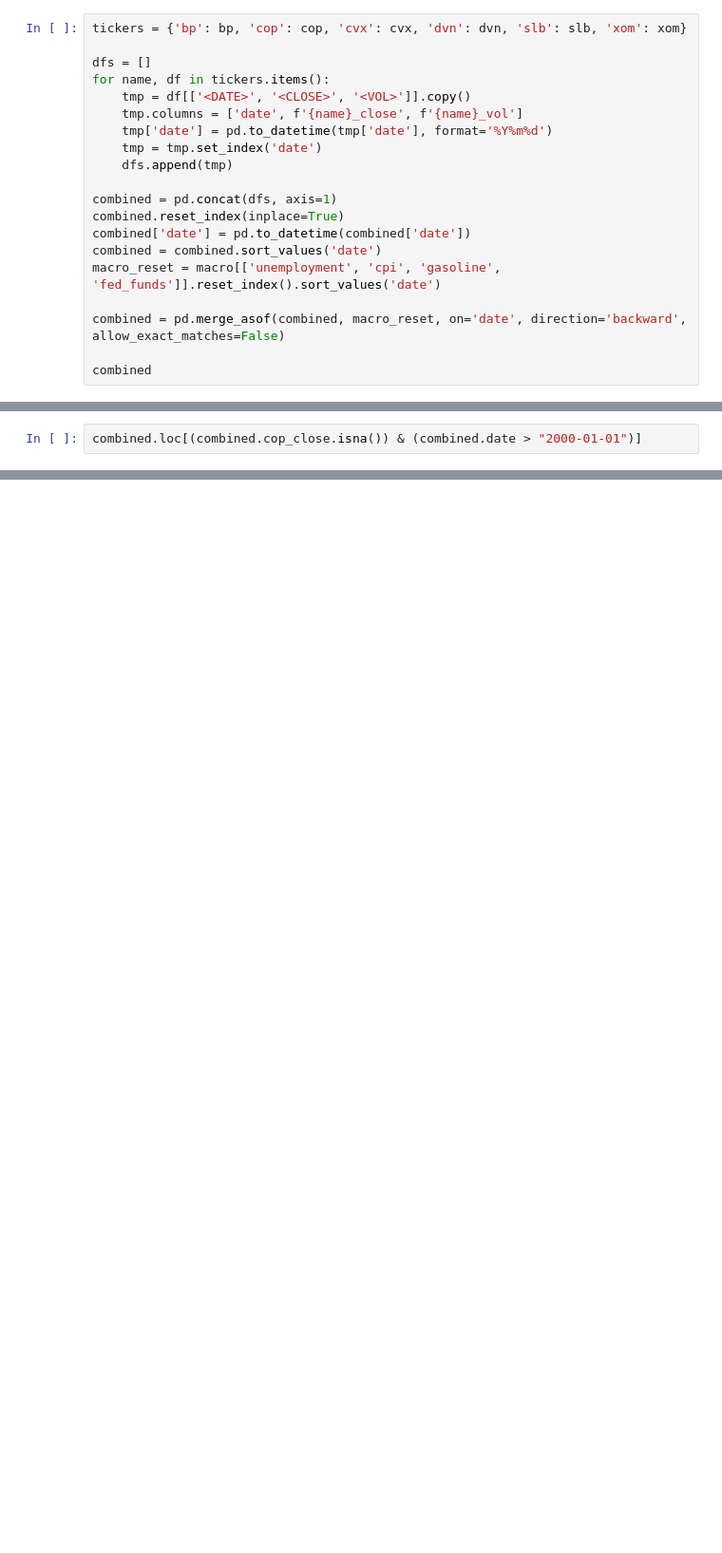
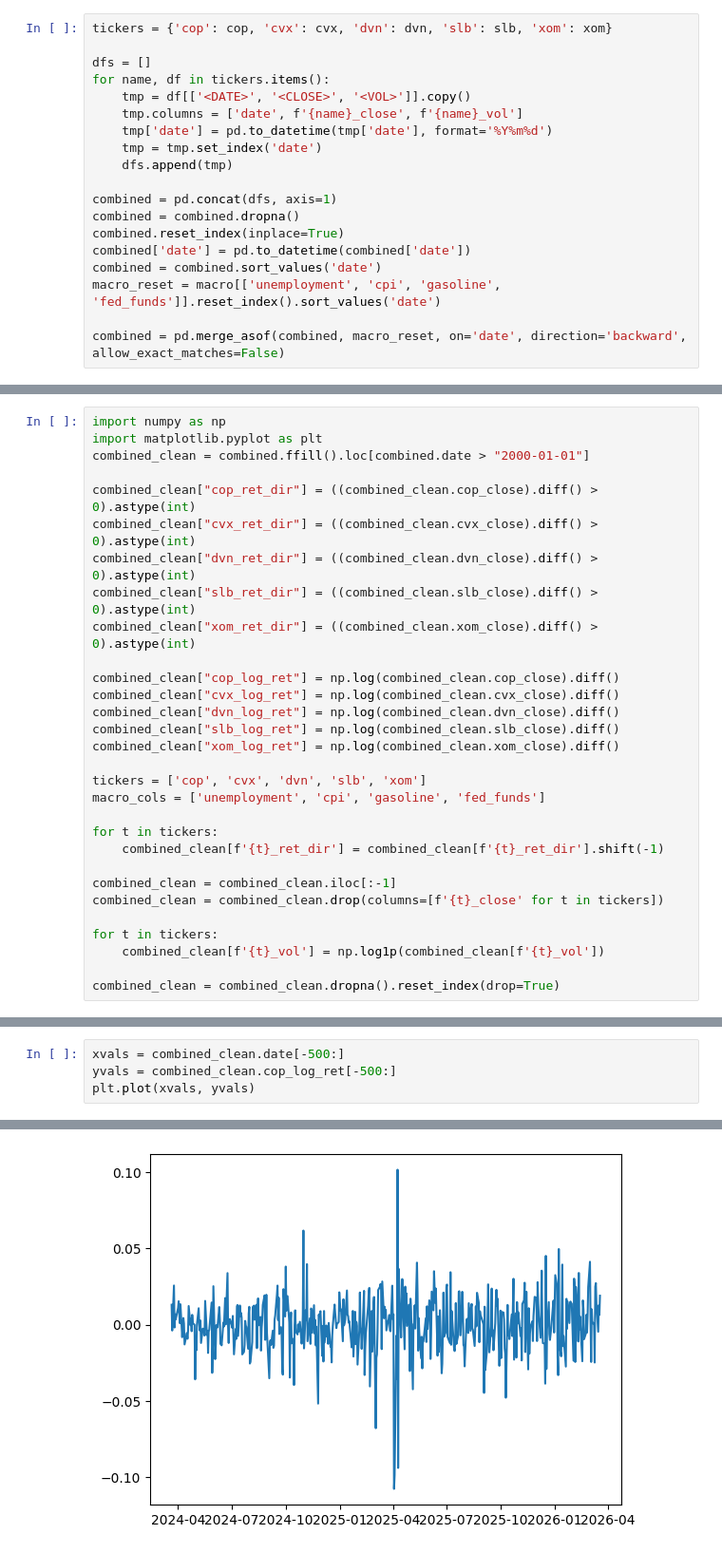
Before and after one commit to willhar/MLNotes, a Jupyter notebook: exercises/RNN_Stock_Prediction.ipynb, the cells around one changed output, grey strips where cells are left out. Shown at 95% size. Saved outputs shown, nothing was run; the diff lists cells and outputs as text; blank space fills up the shorter version.

```diff
--- a/exercises/RNN_Stock_Prediction.ipynb
+++ b/exercises/RNN_Stock_Prediction.ipynb
@@ -61,5 +47,5 @@ macro
 # %%
-tickers = {'bp': bp, 'cop': cop, 'cvx': cvx, 'dvn': dvn, 'slb': slb, 'xom': xom}
+tickers = {'cop': cop, 'cvx': cvx, 'dvn': dvn, 'slb': slb, 'xom': xom}
 
 dfs = []
 for name, df in tickers.items():
@@ -70,11 +56,10 @@ for name, df in tickers.items():
     dfs.append(tmp)
 
 combined = pd.concat(dfs, axis=1)
+combined = combined.dropna()
 combined.reset_index(inplace=True)
 combined['date'] = pd.to_datetime(combined['date'])
 combined = combined.sort_values('date')
 macro_reset = macro[['unemployment', 'cpi', 'gasoline', 'fed_funds']].reset_index().sort_values('date')
 
 combined = pd.merge_asof(combined, macro_reset, on='date', direction='backward', allow_exact_matches=False)
-
-combined
@@ -117,2 +68,30 @@ dtype: int64
 # %%
-combined.loc[(combined.cop_close.isna()) & (combined.date > "2000-01-01")]
+import numpy as np
+import matplotlib.pyplot as plt
+combined_clean = combined.ffill().loc[combined.date > "2000-01-01"]
+
+combined_clean["cop_ret_dir"] = ((combined_clean.cop_close).diff() > 0).astype(int)
+combined_clean["cvx_ret_dir"] = ((combined_clean.cvx_close).diff() > 0).astype(int)
+combined_clean["dvn_ret_dir"] = ((combined_clean.dvn_close).diff() > 0).astype(int)
+combined_clean["slb_ret_dir"] = ((combined_clean.slb_close).diff() > 0).astype(int)
+combined_clean["xom_ret_dir"] = ((combined_clean.xom_close).diff() > 0).astype(int)
+
+combined_clean["cop_log_ret"] = np.log(combined_clean.cop_close).diff()
+combined_clean["cvx_log_ret"] = np.log(combined_clean.cvx_close).diff()
+combined_clean["dvn_log_ret"] = np.log(combined_clean.dvn_close).diff()
+combined_clean["slb_log_ret"] = np.log(combined_clean.slb_close).diff()
+combined_clean["xom_log_ret"] = np.log(combined_clean.xom_close).diff()
+
+tickers = ['cop', 'cvx', 'dvn', 'slb', 'xom']
+macro_cols = ['unemployment', 'cpi', 'gasoline', 'fed_funds']
+
+for t in tickers:
+    combined_clean[f'{t}_ret_dir'] = combined_clean[f'{t}_ret_dir'].shift(-1)
+
+combined_clean = combined_clean.iloc[:-1]
+combined_clean = combined_clean.drop(columns=[f'{t}_close' for t in tickers])
+
+for t in tickers:
+    combined_clean[f'{t}_vol'] = np.log1p(combined_clean[f'{t}_vol'])
+
+combined_clean = combined_clean.dropna().reset_index(drop=True)
@@ -129,0 +256,5 @@ start building models
+# %%
+xvals = combined_clean.date[-500:]
+yvals = combined_clean.cop_log_ret[-500:]
+plt.plot(xvals, yvals)
+# %% [output]
@@ -129,0 +262 @@ start building models
+[figure, added]
```
Also changed, not shown: parts of 22 cells of this notebook, 1 other file.
